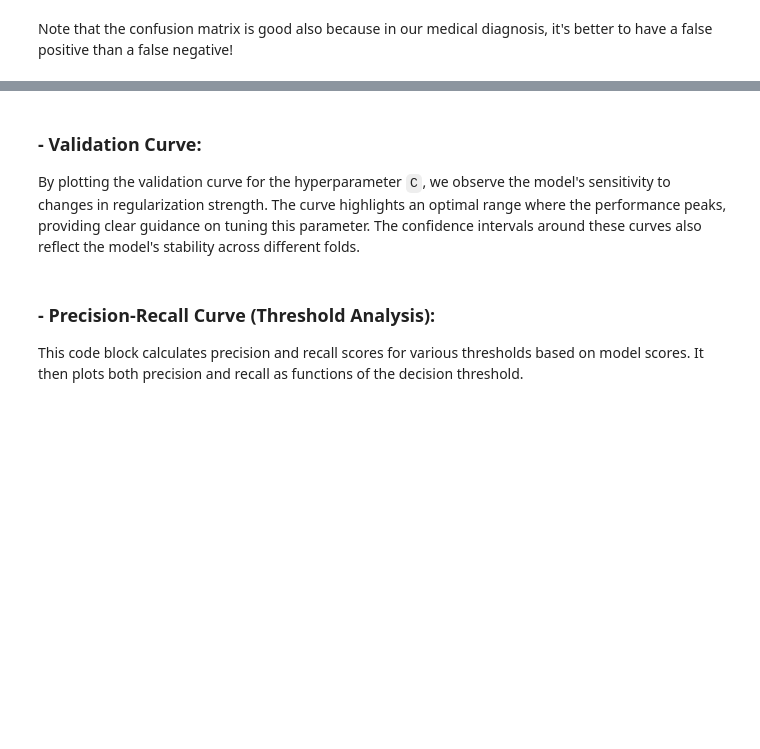
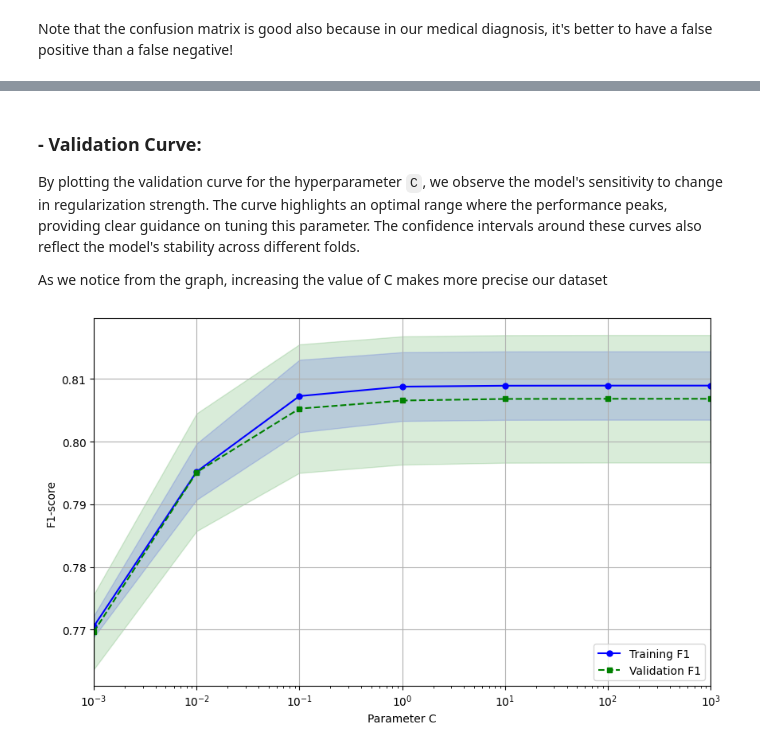
Before and after one commit to brusati04/ML_project, a Jupyter notebook: main.ipynb, the cells around one changed output, grey strips where cells are left out. Cells and saved outputs as stored; diff of their text form; code cells hidden in the pictures; blank space fills up the shorter version.

```diff
--- a/main.ipynb
+++ b/main.ipynb
@@ -361,7 +517,7 @@ But now let's refine further the hyperparameter tuting of our model in order to
 # %%
 best_model_pipeline = IMBPipeline([
     ('sampler', None),
-    ('dim_reduction', None),
+    ('dim_reduction', SFS(estimator=LogisticRegression(), cv = None, scoring = 'f1', k_features= 10)),
     ('classifier', LogisticRegression())
 ])
 # %%
@@ -471,6 +682,8 @@ plt.show()
 # %% [markdown]
 ### - Validation Curve:
-  By plotting the validation curve for the hyperparameter `C`, we observe the model's sensitivity to changes in regularization strength. The curve highlights an optimal range where the performance peaks, providing clear guidance on tuning this parameter. The confidence intervals around these curves also reflect the model's stability across different folds.
+  By plotting the validation curve for the hyperparameter `C`, we observe the model's sensitivity to change in regularization strength. The curve highlights an optimal range where the performance peaks, providing clear guidance on tuning this parameter. The confidence intervals around these curves also reflect the model's stability across different folds.
+
+  As we notice from the graph, increasing the value of C makes more precise our dataset
 # %%
 range_C = [0.001, 0.01, 0.1, 1, 10, 100, 1000]
 train_scores, test_scores = validation_curve(cls,
@@ -480,9 +693,8 @@ train_scores, test_scores = validation_curve(cls,
         param_name='classifier__C',
         cv=5,
         n_jobs=-1,
-        scoring='f1'
+        scoring='roc_auc'
 )
-
 
 train_mean = np.mean(train_scores, axis=1)
 train_std = np.std(train_scores, axis=1)
@@ -490,36 +702,32 @@ test_mean = np.mean(test_scores, axis=1)
 test_std = np.std(test_scores, axis=1)
 
 fig=plt.figure(figsize=(10,6))
 ax = fig.add_subplot()
 ax.plot(range_C, train_mean,
          color='blue', marker='o',
          markersize=5, label='Training F1')
 
 ax.fill_between(range_C,
                  train_mean + train_std,
                  train_mean - train_std,
                  alpha=0.15, color='blue')
 
 ax.plot(range_C, test_mean,
          color='green', linestyle='--',
          marker='s', markersize=5,
          label='Validation F1')
 
 ax.fill_between(range_C,
                  test_mean + test_std,
                  test_mean - test_std,
                  alpha=0.15, color='green')
 
 ax.grid()
 ax.set_xlabel('Parameter C')
 ax.set_ylabel('F1-score')
 ax.legend(loc='lower right')
 ax.set_xscale('log')
-ax.set_ylim([0.7, 0.8])
 ax.set_xlim([range_C[0], range_C[-1]])
 plt.show()
+# %% [output]
+[figure, added]
-# %% [markdown]
-### - Precision-Recall Curve (Threshold Analysis):
-
-This code block calculates precision and recall scores for various thresholds based on model scores.
-It then plots both precision and recall as functions of the decision threshold.
```
Also changed, not shown: parts of 60 cells of this notebook, 2 other files.
